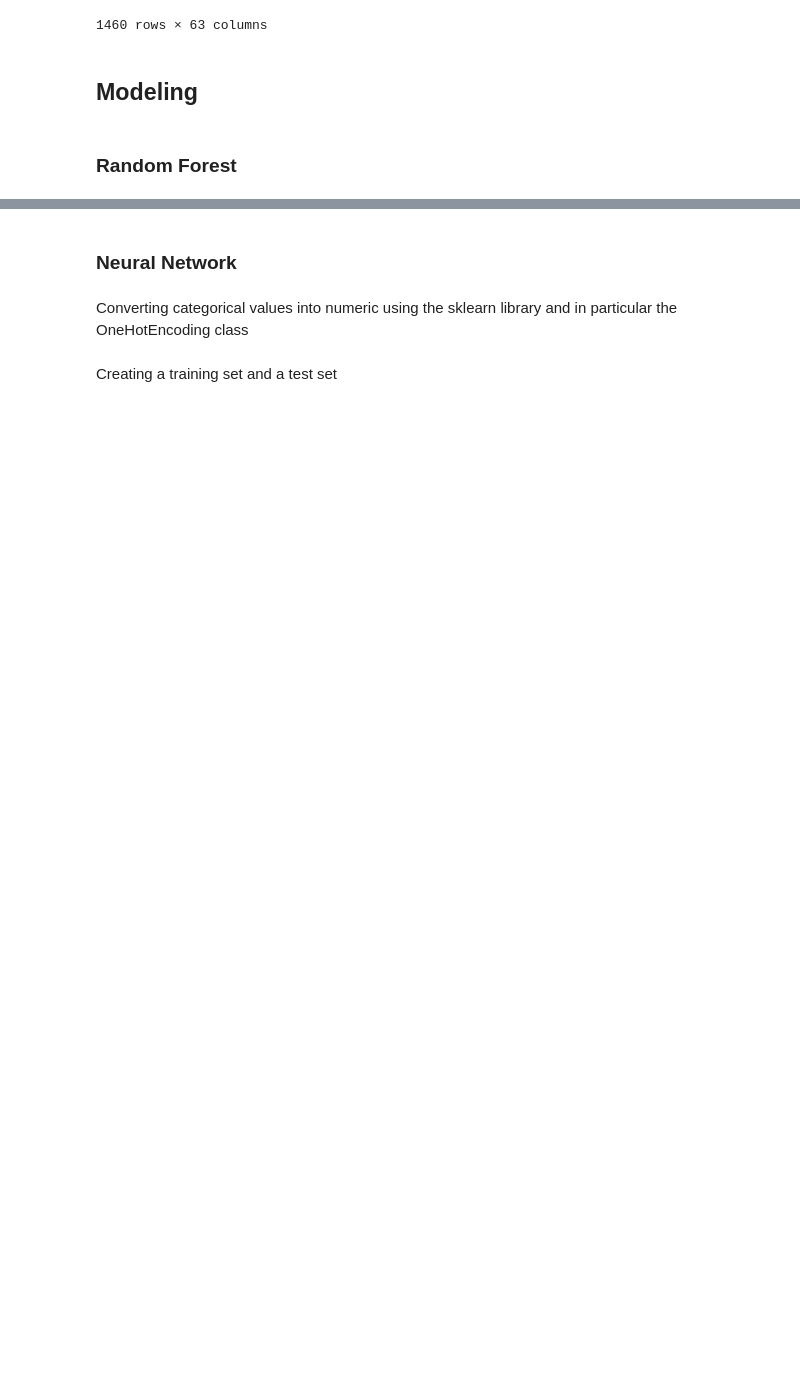
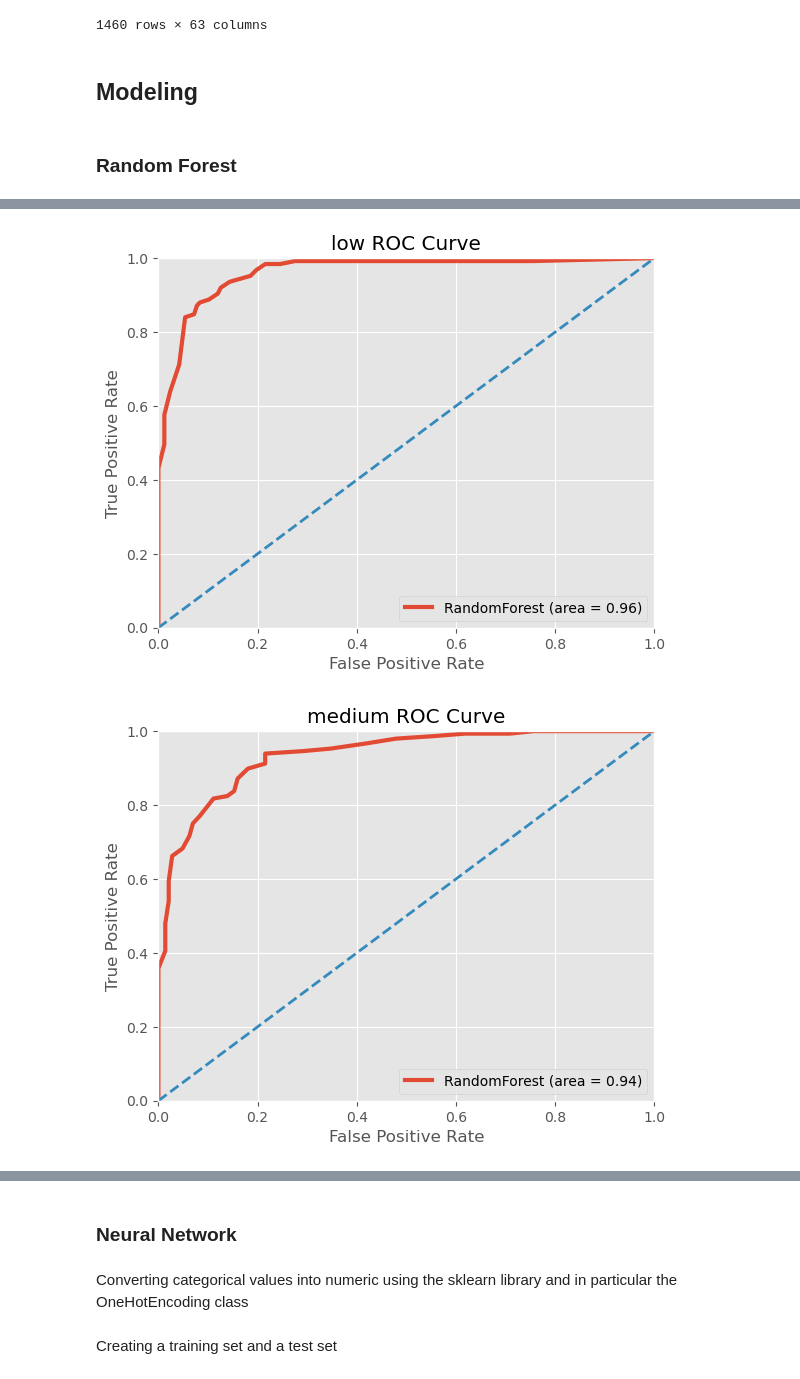
Before and after one commit to whyicn/MachineLearning, a Jupyter notebook: project.ipynb, the cells around one changed output, grey strips where cells are left out. Drawn from its saved outputs; the diff is of its cells as text; code cells hidden in the pictures; blank space fills up the shorter version.

```diff
--- a/project.ipynb
+++ b/project.ipynb
@@ -591,0 +501,58 @@ for i in range(len(np.unique(y))):
+# %%
+from sklearn.metrics import roc_curve, auc
+import joblib
+
+# Load the joblib file
+model = joblib.load('random_forest.joblib')
+
+# Get the predicted probabilities for the test set
+y_pred_high = model.predict_proba(X_test)[:, 0]
+
+# Get the predicted probabilities for the test set
+y_pred_low = model.predict_proba(X_test)[:, 1]
+
+# Get the predicted probabilities for the test set
+y_pred_medium = model.predict_proba(X_test)[:, 2]
+
+
+# Compute the false positive rate and true positive rate
+fpr_low, tpr_low, thresholds = roc_curve(y_test, y_pred_low,pos_label='LOW')
+#plt.plot(fpr_low, tpr_low)
+roc_auc_low = metrics.auc(fpr_low, tpr_low)
+plt.plot(fpr_low, tpr_low, lw=3, label="RandomForest" + f' (area = {roc_auc_low:.2f})')
+plt.xlabel('False Positive Rate')
+plt.ylabel('True Positive Rate')
+plt.title('low ROC Curve')
+plt.legend(loc='lower right')
+plt.plot([0, 1], [0, 1], lw=2, linestyle='--')
+plt.xlim([0.0, 1.0])
+plt.ylim([0.0, 1.0])
+plt.show()
+
+fpr_medium, tpr_medium, thresholds = roc_curve(y_test, y_pred_medium,pos_label='MEDIUM')
+roc_auc_medium = metrics.auc(fpr_medium, tpr_medium)
+plt.plot(fpr_medium, tpr_medium, lw=3, label="RandomForest" + f' (area = {roc_auc_medium:.2f})')
+plt.xlabel('False Positive Rate')
+plt.ylabel('True Positive Rate')
+plt.title('medium ROC Curve')
+plt.legend(loc='lower right')
+plt.plot([0, 1], [0, 1], lw=2, linestyle='--')
+plt.xlim([0.0, 1.0])
+plt.ylim([0.0, 1.0])
+plt.show()
+
+
+fpr_high, tpr_high, thresholds = roc_curve(y_test, y_pred_high,pos_label='HIGH')
+roc_auc_high = metrics.auc(fpr_high, tpr_high)
+plt.plot(fpr_high, tpr_high, lw=3, label="RandomForest" + f' (area = {roc_auc_high:.2f})')
+plt.xlabel('False Positive Rate')
+plt.ylabel('True Positive Rate')
+plt.title('high ROC Curve')
+plt.legend(loc='lower right')
+plt.plot([0, 1], [0, 1], lw=2, linestyle='--')
+plt.xlim([0.0, 1.0])
+plt.ylim([0.0, 1.0])
+plt.show()
+# %% [output]
+[figure, added]
+[figure, added]
```
Also changed, not shown: parts of 123 cells of this notebook.
